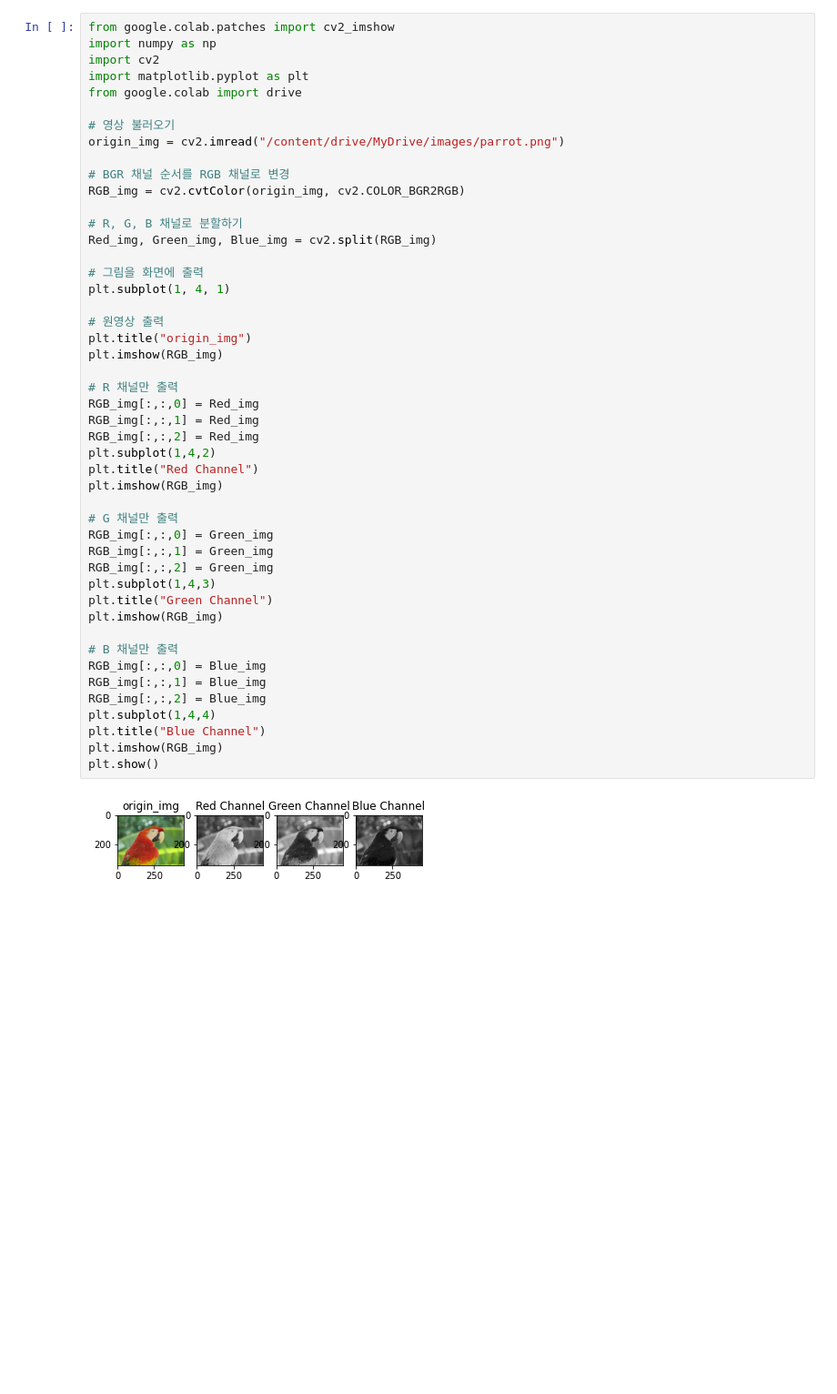
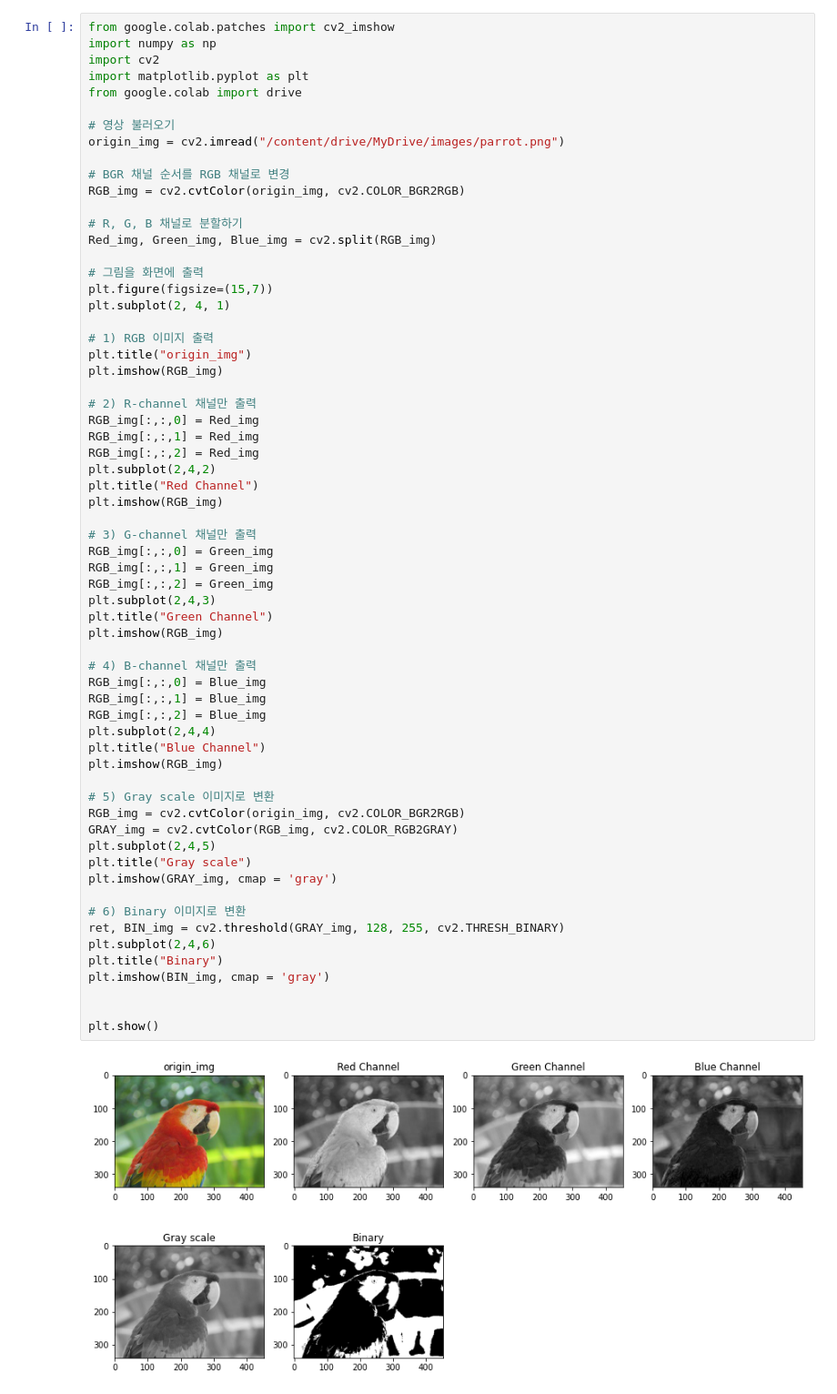
Before and after one commit to LouisKimDev/MobilityVisionSystem, a Jupyter notebook: MobilityVisionSystem.ipynb, the cells around one changed output. Shown: that part at 91% size. Cells and saved outputs as stored; diff of their text form; blank space fills up the shorter version.

```diff
--- a/MobilityVisionSystem.ipynb
+++ b/MobilityVisionSystem.ipynb
@@ -11,39 +15,55 @@ origin_img = cv2.imread("/content/drive/MyDrive/images/parrot.png")
 # BGR 채널 순서를 RGB 채널로 변경
 RGB_img = cv2.cvtColor(origin_img, cv2.COLOR_BGR2RGB)
 
 # R, G, B 채널로 분할하기
 Red_img, Green_img, Blue_img = cv2.split(RGB_img)
 
 # 그림을 화면에 출력
-plt.subplot(1, 4, 1)
+plt.figure(figsize=(15,7))
+plt.subplot(2, 4, 1)
 
-# 원영상 출력
+# 1) RGB 이미지 출력
 plt.title("origin_img")
 plt.imshow(RGB_img)
 
-# R 채널만 출력
+# 2) R-channel 채널만 출력
 RGB_img[:,:,0] = Red_img
 RGB_img[:,:,1] = Red_img
 RGB_img[:,:,2] = Red_img
-plt.subplot(1,4,2)
+plt.subplot(2,4,2)
 plt.title("Red Channel")
 plt.imshow(RGB_img)
 
-# G 채널만 출력
+# 3) G-channel 채널만 출력
 RGB_img[:,:,0] = Green_img
 RGB_img[:,:,1] = Green_img
 RGB_img[:,:,2] = Green_img
-plt.subplot(1,4,3)
+plt.subplot(2,4,3)
 plt.title("Green Channel")
 plt.imshow(RGB_img)
 
-# B 채널만 출력
+# 4) B-channel 채널만 출력
 RGB_img[:,:,0] = Blue_img
 RGB_img[:,:,1] = Blue_img
 RGB_img[:,:,2] = Blue_img
-plt.subplot(1,4,4)
+plt.subplot(2,4,4)
 plt.title("Blue Channel")
 plt.imshow(RGB_img)
+
+# 5) Gray scale 이미지로 변환
+RGB_img = cv2.cvtColor(origin_img, cv2.COLOR_BGR2RGB)
+GRAY_img = cv2.cvtColor(RGB_img, cv2.COLOR_RGB2GRAY)
+plt.subplot(2,4,5)
+plt.title("Gray scale")
+plt.imshow(GRAY_img, cmap = 'gray')
+
+# 6) Binary 이미지로 변환
+ret, BIN_img = cv2.threshold(GRAY_img, 128, 255, cv2.THRESH_BINARY)
+plt.subplot(2,4,6)
+plt.title("Binary")
+plt.imshow(BIN_img, cmap = 'gray')
+
+
 plt.show()
 # %% [output]
-[figure, old version]
+[figure, new version]
```
Also changed, not shown: parts of 7 cells of this notebook.
